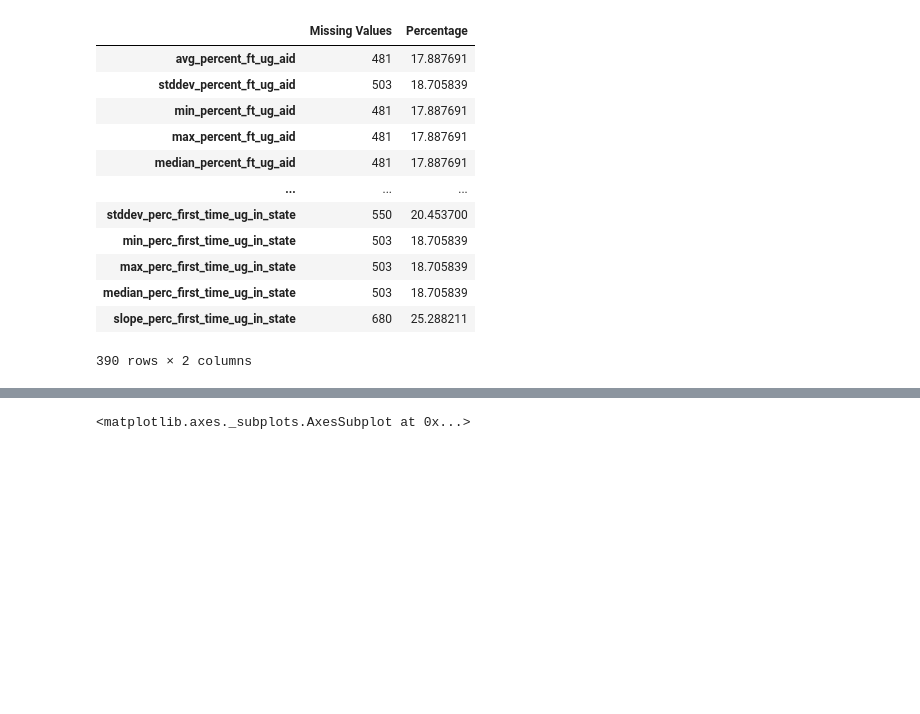
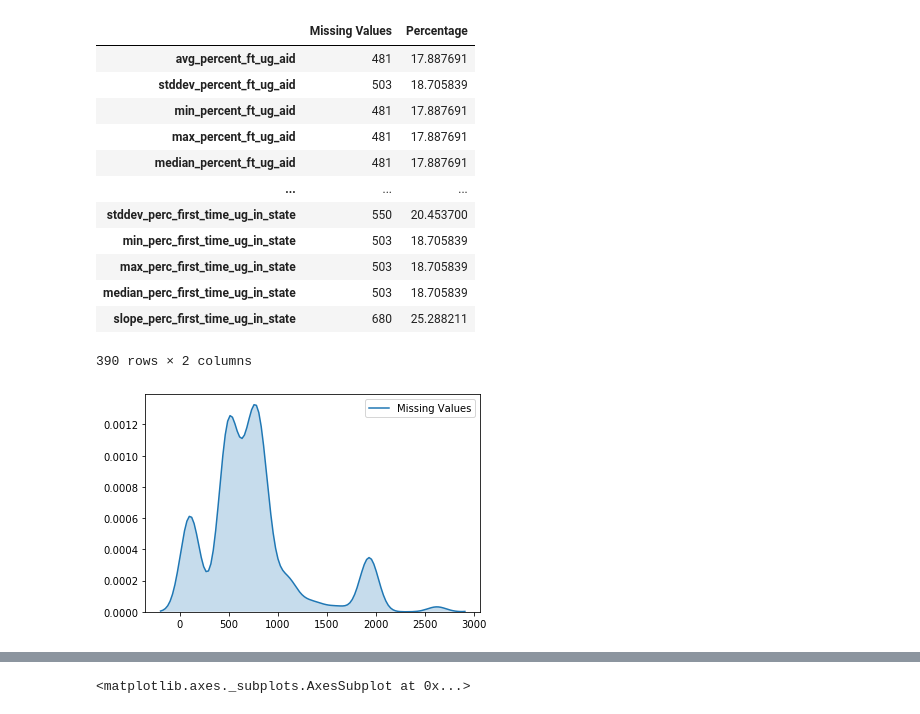
Before and after one commit to georgetown-analytics/Higher-Ed-Closings, a Jupyter notebook: Exploratory Data Analysis/edafinal.ipynb, the cells around one changed output, grey strips where cells are left out. Drawn from its saved outputs; the diff is of its cells as text; code cells hidden in the pictures; blank space fills up the shorter version.

```diff
--- a/Exploratory Data Analysis/edafinal.ipynb
+++ b/Exploratory Data Analysis/edafinal.ipynb
@@ -96,6 +96,10 @@ missfeatures
 | median_perc_first_time_ug_in_state | 503 | 18.705839 |
 | slope_perc_first_time_ug_in_state | 680 | 25.288211 |
 390 rows × 2 columns
+# %%
+sns.kdeplot(missfeatures['Missing Values'], shade=True);
+# %% [output]
+[figure, added]
 # %%
 #Features Missing more than 3%
 missfeatures = missfeatures[missfeatures.iloc[:,1] > 3].sort_values(
```
Also changed, not shown: parts of 15 cells of this notebook.
